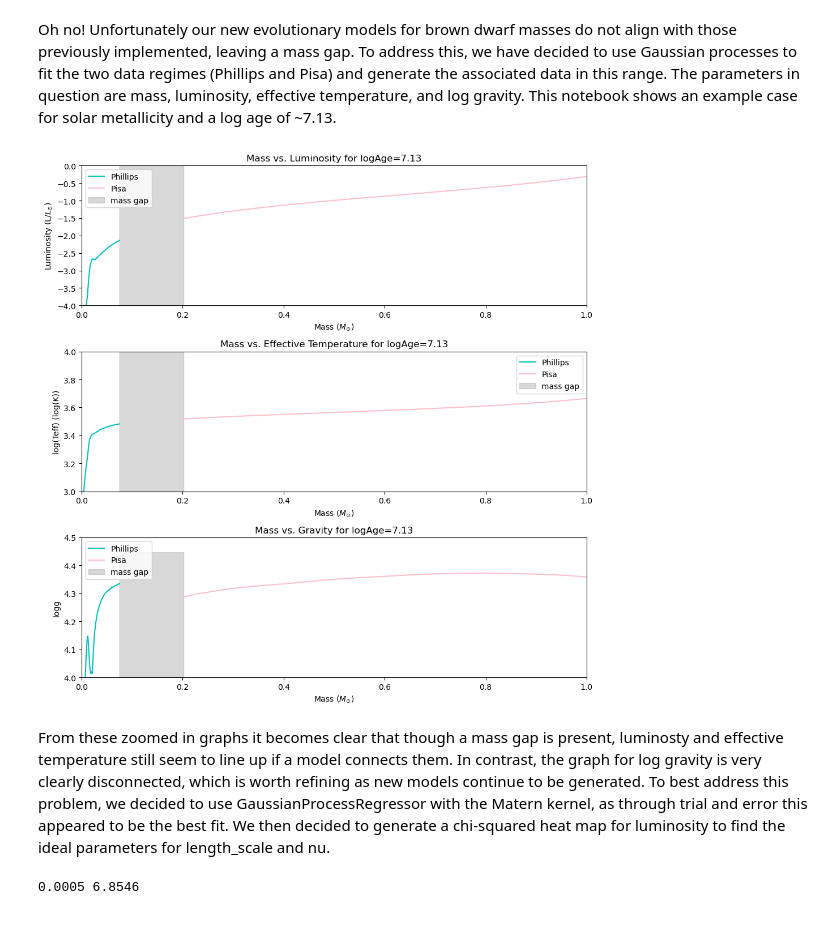
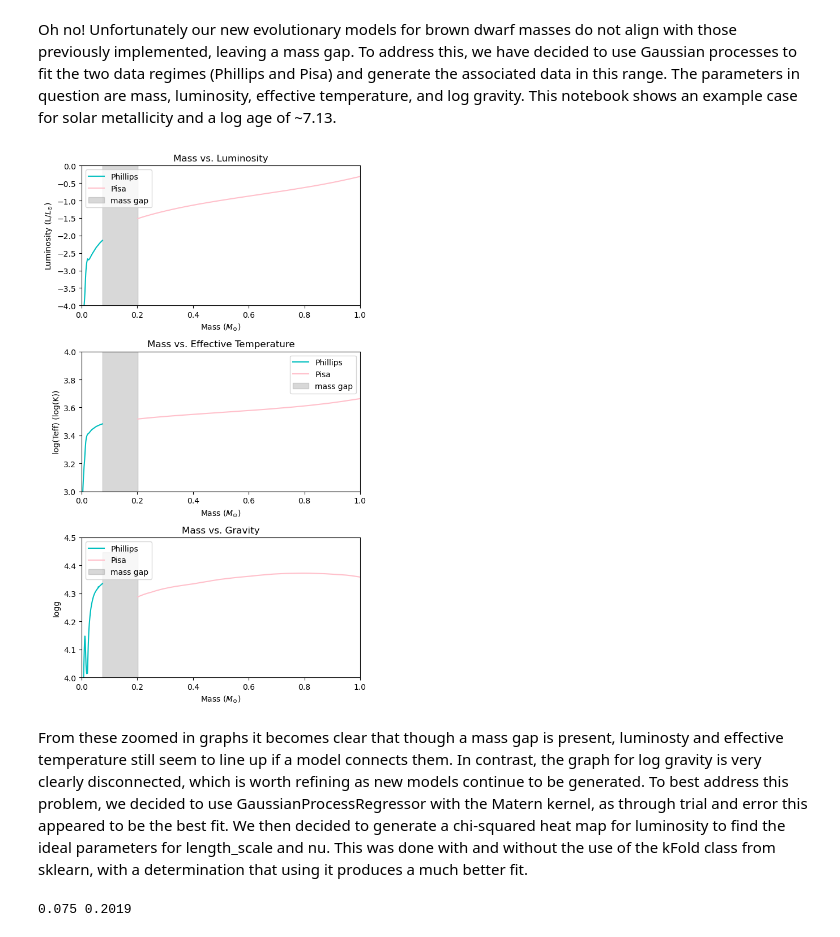
Before and after one commit to astropy/SPISEA, a Jupyter notebook: changes/evolution_gaussian_fit.ipynb, the cells around one changed output. Drawn from its saved outputs; the diff is of its cells as text; code cells hidden in the pictures.

```diff
--- a/changes/evolution_gaussian_fit.ipynb
+++ b/changes/evolution_gaussian_fit.ipynb
@@ -32,7 +33,7 @@ phil_logg = phil_tbl['Gravity']
 pisa_logg = pisa_tbl['col4']
 # %%
 # creating graphs of mass vs. luminosity, Teff, and gravity
-fig, axs = plt.subplots(3, 1, figsize=(10, 10))
+fig, axs = plt.subplots(3, 1, figsize=(6, 10))
 
 # create array for mass gap
 mass_gap = np.linspace(np.max(phil_mass), np.min(pisa_mass), 1000)
@@ -40,7 +41,7 @@ mass_gap = np.linspace(np.max(phil_mass), np.min(pisa_mass), 1000)
 # mass vs. luminosity
 axs[0].plot(phil_mass, phil_L, color='c', label='Phillips')
 axs[0].plot(pisa_mass, pisa_L, color='pink', label='Pisa')
-axs[0].set_title('Mass vs. Luminosity for logAge=7.13')
+axs[0].set_title('Mass vs. Luminosity') # for logAge=7.13')
 y_min0 = axs[0].get_ylim()[0]
 y_max0 = axs[0].get_ylim()[1]
 axs[0].fill_between(mass_gap, y_min0, y_max0, color='gray', label='mass gap', alpha=0.3)
@@ -51,38 +52,38 @@ axs[0].set_ylim(-4,0)
 axs[0].legend()
 
 # mass vs. Teff
 axs[1].plot(phil_mass, phil_Teff, color='c', label='Phillips')
 axs[1].plot(pisa_mass, pisa_Teff, color='pink', label='Pisa')
 y_min1 = axs[1].get_ylim()[0]
 y_max1 = axs[1].get_ylim()[1]
 axs[1].fill_between(mass_gap, y_min1, y_max1, color='gray', label='mass gap', alpha=0.3)
-axs[1].set_title('Mass vs. Effective Temperature for logAge=7.13')
+axs[1].set_title('Mass vs. Effective Temperature') # for logAge=7.13')
 axs[1].set_xlabel('Mass ($M_{\odot}$)')
 axs[1].set_ylabel('log(Teff) (log(K))')
 axs[1].set_xlim(0,1)
 axs[1].set_ylim(3,4)
 axs[1].legend()
 
 # mass vs. logg (problem child)
 axs[2].plot(phil_mass, phil_logg, color='c', label='Phillips')
 axs[2].plot(pisa_mass, pisa_logg, color='pink', label='Pisa')
 y_min2 = axs[2].get_ylim()[0]
 y_max2 = axs[2].get_ylim()[1]
 axs[2].fill_between(mass_gap, y_min2, y_max2, color='gray', label='mass gap', alpha=0.3)
-axs[2].set_title('Mass vs. Gravity for logAge=7.13')
+axs[2].set_title('Mass vs. Gravity') # for logAge=7.13'
 axs[2].set_xlabel('Mass ($M_{\odot}$)')
 axs[2].set_ylabel('logg')
 axs[2].set_xlim(0,1)
 axs[2].set_ylim(4,4.5)
 axs[2].legend()
 
 fig.tight_layout()
 plt.legend()
 plt.show()
 # %% [output]
-[figure, old version]
+[figure, new version]
 # %% [markdown]
-From these zoomed in graphs it becomes clear that though a mass gap is present, luminosty and effective temperature still seem to line up if a model connects them. In contrast, the graph for log gravity is very clearly disconnected, which is worth refining as new models continue to be generated. To best address this problem, we decided to use GaussianProcessRegressor with the Matern kernel, as through trial and error this appeared to be the best fit. We then decided to generate a chi-squared heat map for luminosity to find the ideal parameters for length_scale and nu.
+From these zoomed in graphs it becomes clear that though a mass gap is present, luminosty and effective temperature still seem to line up if a model connects them. In contrast, the graph for log gravity is very clearly disconnected, which is worth refining as new models continue to be generated. To best address this problem, we decided to use GaussianProcessRegressor with the Matern kernel, as through trial and error this appeared to be the best fit. We then decided to generate a chi-squared heat map for luminosity to find the ideal parameters for length_scale and nu. This was done with and without the use of the kFold class from sklearn, with a determination that using it produces a much better fit.
 # %%
 # creating arrays
 ## mass
@@ -104,6 +105,6 @@ combined_L = np.concatenate([phil_L, pisa_L])
 phil_logg = phil_tbl['Gravity']
 pisa_logg = pisa_tbl['col4']
 combined_logg = np.concatenate([phil_logg, pisa_logg])
-print(np.min(phil_mass), np.max(pisa_mass))
+print(np.max(phil_mass), np.min(pisa_mass))
 # %% [output]
-0.0005 6.8546
+0.075 0.2019
```
Also changed, not shown: parts of 28 cells of this notebook.
